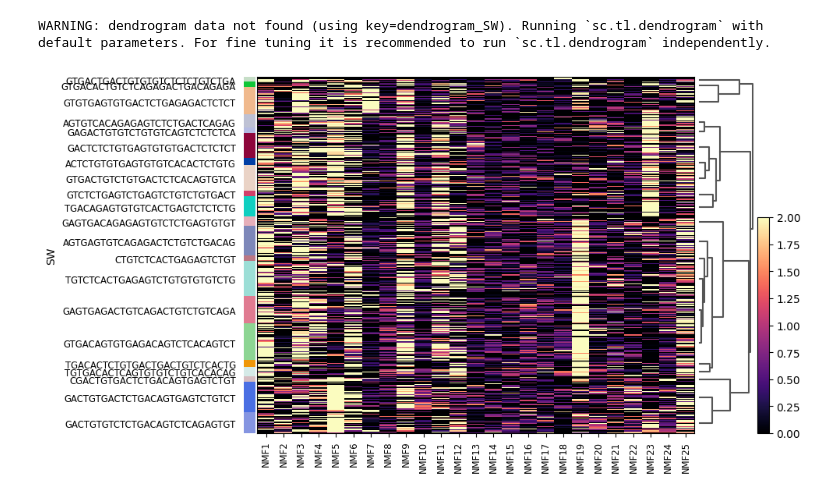
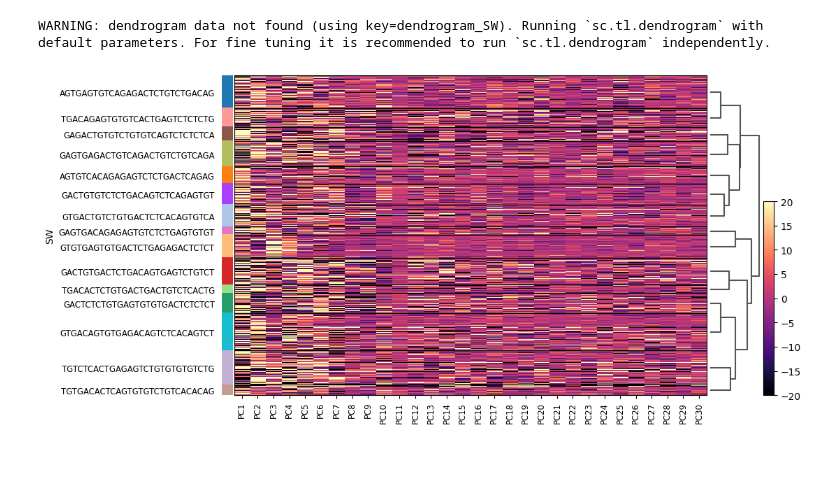
Before and after one commit to meyer-lab/barcoded-Pf2, a Jupyter notebook: run.ipynb, the cells around one changed output. Saved outputs shown, nothing was run; the diff lists cells and outputs as text; code cells hidden in the pictures; blank space fills up the shorter version.

```diff
--- a/run.ipynb
+++ b/run.ipynb
@@ -2,8 +2,13 @@
 from pf2barcode.imports import import_CCLE
 from anndata import AnnData
 import scanpy as sc
-from pf2barcode.nmf import NMF_ANLS_BLOCKPIVOT
 import pandas as pd
 
 X = import_CCLE()
+
+# Get rid of cells with no barcode
 X = X[X.obs["SW"] != "unknown"]
+
+# remove cells with barcodes having less than 10 cells
+good_SW = X.obs["SW"].value_counts().index[X.obs["SW"].value_counts() > 10]
+X = X[X.obs["SW"].isin(good_SW)]
@@ -13,10 +15,8 @@ WARNING: You’re trying to run this on 7869 dimensions of `.X`, if you really w
 # %%
-W, H, info = NMF_ANLS_BLOCKPIVOT().run(X.X, 25, max_iter=300)
-
-nmfdata = AnnData(W, obs=X.obs, var=pd.DataFrame(index=[f'NMF{i}' for i in range(1, W.shape[1] + 1)]))
-nmfdata.X /= nmfdata.X.mean(axis=1, keepdims=True)
+pcadata = AnnData(X.obsm["X_pca"], obs=X.obs, var=pd.DataFrame(index=[f'PC{i}' for i in range(1, X.obsm["X_pca"].shape[1] + 1)]))
+pcadata.X /= pcadata.X.mean(axis=1, keepdims=True)
 # %%
-sc.pl.heatmap(nmfdata, nmfdata.var_names, groupby="SW", dendrogram=True, vmax=2.0, cmap="magma")
+sc.pl.heatmap(pcadata, pcadata.var_names, groupby="SW", dendrogram=True, vmax=20.0, vmin=-20.0, cmap="magma")
 # %% [output]
 WARNING: dendrogram data not found (using key=dendrogram_SW). Running `sc.tl.dendrogram` with default parameters. For fine tuning it is recommended to run `sc.tl.dendrogram` independently.
-[figure, old version]
+[figure, new version]
```
Also changed, not shown: parts of 9 cells of this notebook, 5 other files.
